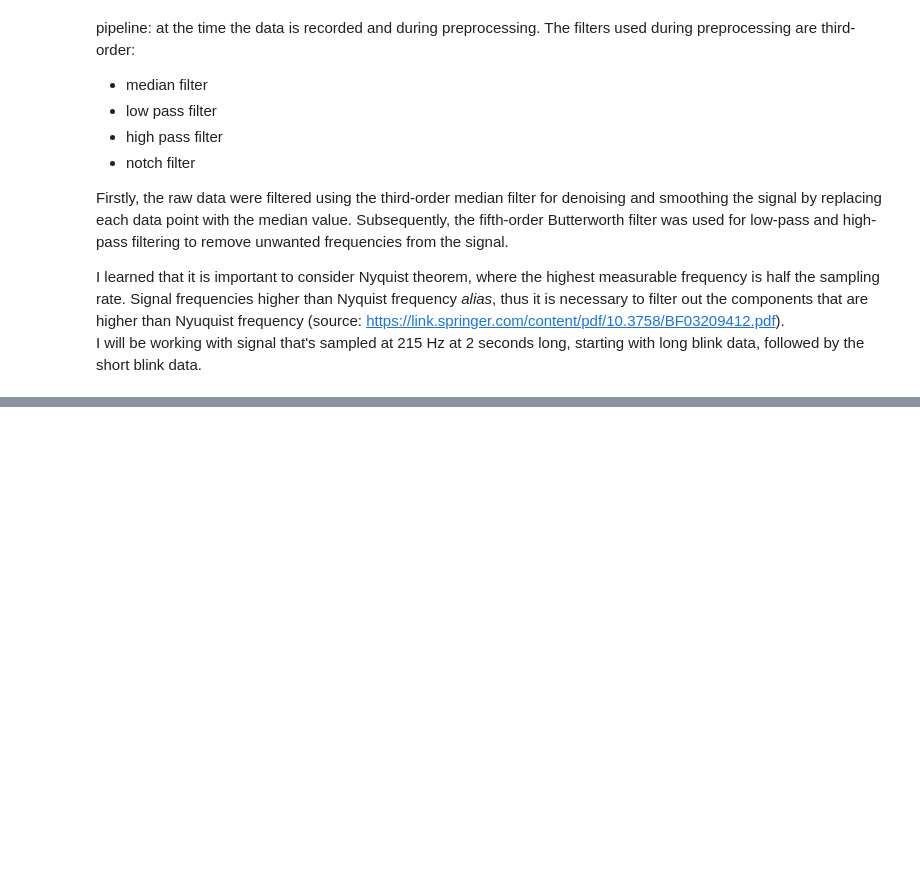
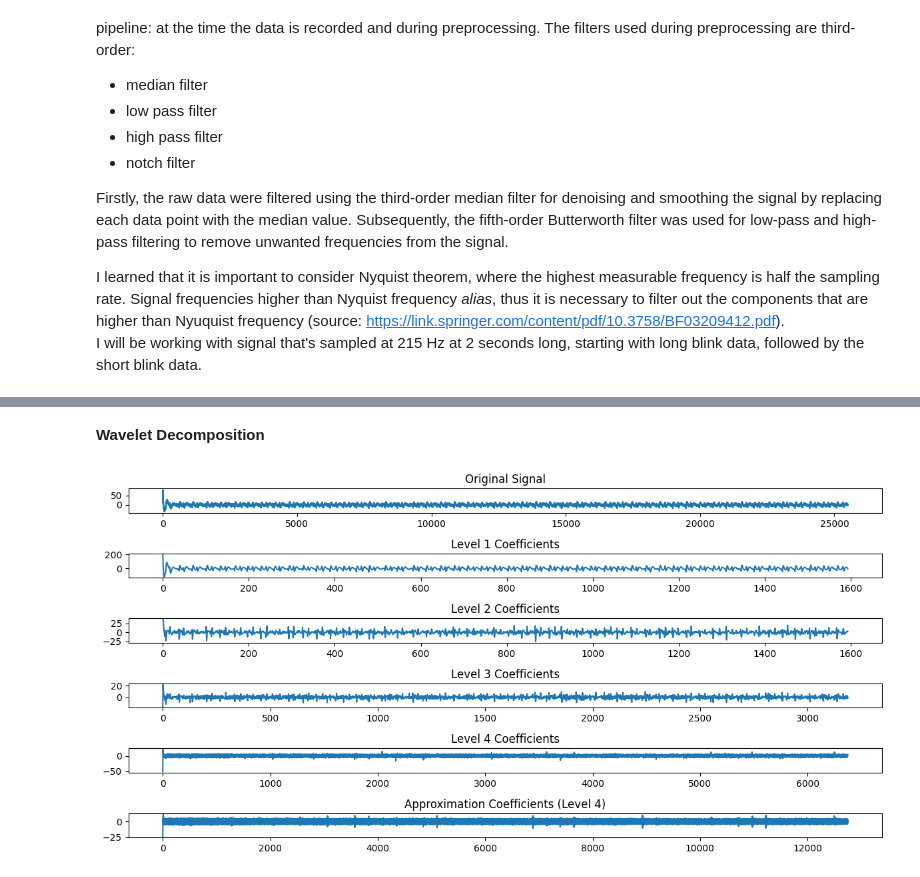
Before and after one commit to CharleneLimKH/EEG, a Jupyter notebook: eeg-1.ipynb, the cells around one changed output, grey strips where cells are left out. Cells and saved outputs as stored; diff of their text form; code cells hidden in the pictures; blank space fills up the shorter version.

```diff
--- a/eeg-1.ipynb
+++ b/eeg-1.ipynb
@@ -328,0 +417,30 @@ plt.show()
+# %% [markdown]
+**Wavelet Decomposition**
+# %%
+import pywt
+# Wavelet decomposition
+wavelet = 'db1'  # Choose a wavelet (Daubechies wavelet of order 1 in this case)
+level = 4  # Number of decomposition levels
+signal = data_lb.iloc[:,0]  # Signal to be decomposed
+
+coeffs = pywt.wavedec(signal, wavelet, level=level)
+
+# Plot the original signal and its wavelet coefficients
+plt.figure(figsize=(12, 6))
+plt.subplot(level + 2, 1, 1)
+plt.plot(signal)
+plt.title('Original Signal')
+
+for i in range(level):
+    plt.subplot(level + 2, 1, i + 2)
+    plt.plot(coeffs[i])
+    plt.title(f'Level {i + 1} Coefficients')
+
+plt.subplot(level + 2, 1, level + 2)
+plt.plot(coeffs[level])
+plt.title(f'Approximation Coefficients (Level {level})')
+
+plt.tight_layout()
+plt.show()
+# %% [output]
+[figure, added]
```
Also changed, not shown: parts of 35 cells of this notebook.
